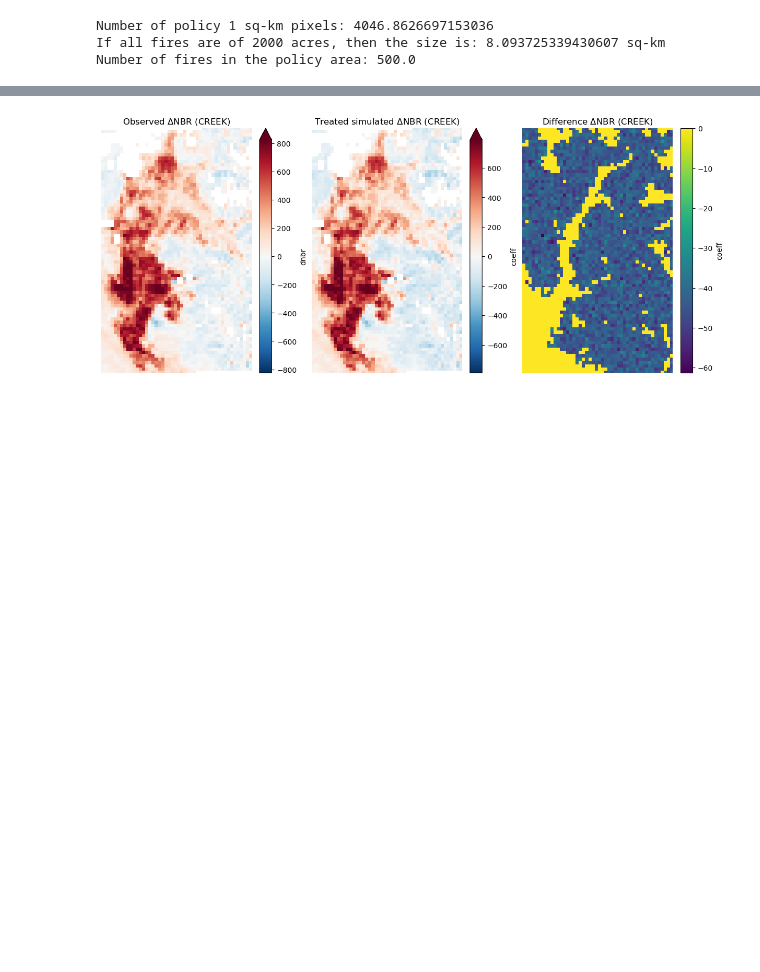
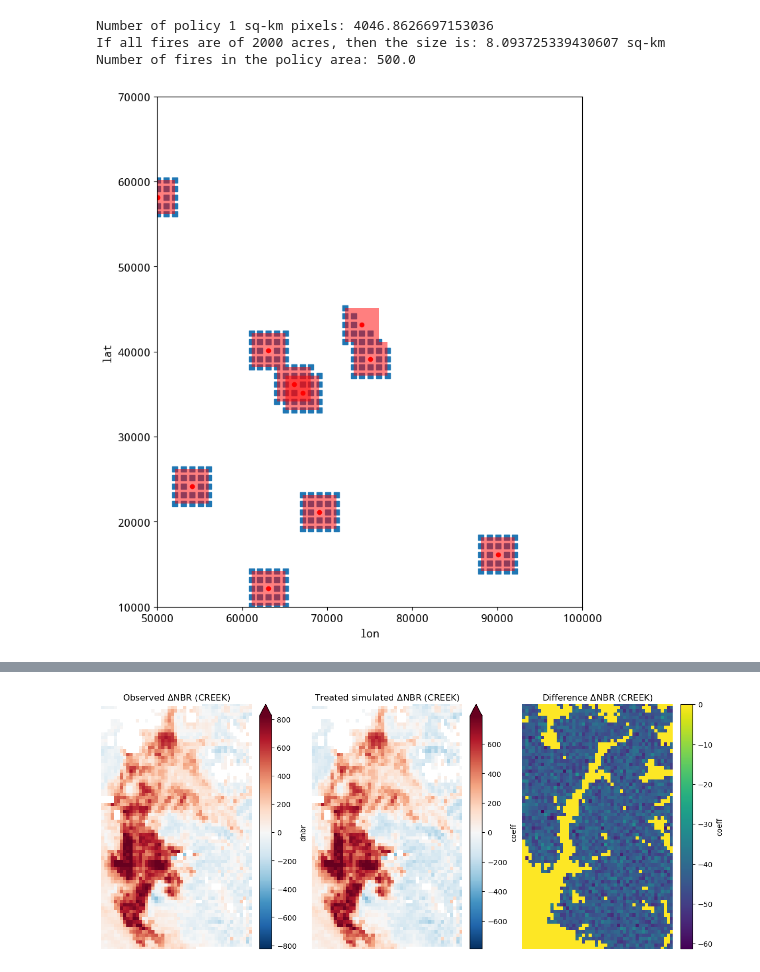
Before and after one commit to echolab-stanford/prescribed_fires, a Jupyter notebook: analysis/simulation.ipynb, the cells around one changed output, grey strips where cells are left out. Cells and saved outputs as stored; diff of their text form; code cells hidden in the pictures; blank space fills up the shorter version.

```diff
--- a/analysis/simulation.ipynb
+++ b/analysis/simulation.ipynb
@@ -8,8 +13,20 @@ import rioxarray
 from tqdm import tqdm
 from prescribed.utils import prepare_template
 from rasterio import transform
-from prescribed.utils import expand_grid
+from prescribed.utils import expand_grid, grouper
 from prescribed.plot import template_plots
+
+from prescribed.estimate.simulations import (
+    simulation_data,
+    sample_rx_years,
+    run_simulations
+)
+
+# Set the font to be serif, rather than sans
+plt.rcParams["font.family"] = "Noto Mono"
+
+# Set the font size to be 12
+plt.rcParams["font.size"] = 12
 # %%
 policy_size = 1_000_000
 size_rx = 2_000
@@ -219,3 +49,51 @@ sim_data = simulation_data(
     buf=10_000,
     road_type="secondary",
 )
+# %%
+# Sim data as a geodataframe
+sim_data = gpd.GeoDataFrame(sim_data,
+                            geometry=gpd.points_from_xy(
+                                sim_data.lon, sim_data.lat))
+sim_data = sim_data.set_crs(epsg=3310)
+
+# Get a sample of the points
+sim_data_sample = sim_data[(sim_data["land_type"] == 2) &
+                           (sim_data.lon > 50000) & (sim_data.lon < 100000) &
+                           (sim_data.lat > 10000) & (sim_data.lat < 70000)].sample(10)
+
+# Transform to geopandas and then buffer the points
+sim_data_gpd = gpd.GeoDataFrame(sim_data_sample,
+                            geometry=gpd.points_from_xy(
+                                sim_data_sample.lon, sim_data_sample.lat))
+sim_data_gpd = sim_data_gpd.set_crs(epsg=3310)
+
+
+# Buffer the points to 5 km
+sim_data_gpd["geometry"] = sim_data_gpd.buffer(2000, cap_style="square")
+
+
+# Filter points that overlap with the buffered points
+sample_complete = sim_data.overlay(sim_data_gpd.drop(columns=["lat", "lon", "grid_id"], errors="ignore"), how="intersection")
+
+sample_complete = sample_complete.drop_duplicates(subset=["grid_id"])
+
+sample_complete = sample_complete[~sample_complete.grid_id.isin(sim_data_sample.grid_id)]
+
+# Plot
+fig, ax = plt.subplots(figsize=(10, 10))
+
+sample_complete.plot(ax=ax, marker="s")
+
+# Plot sampled points
+sim_data_sample.plot.scatter(x='lon', y='lat', ax=ax, color="red")
+
+# Plot the buffered points
+sim_data_gpd.plot(ax=ax, color="red", alpha=0.5)
+
+# Set limits of the plot
+ax.set_xlim(50000, 100000)
+ax.set_ylim(10000, 70000)
+
+plt.show()
+# %% [output]
+[figure, added]
```
Also changed, not shown: parts of 27 cells of this notebook, 2 other files.
